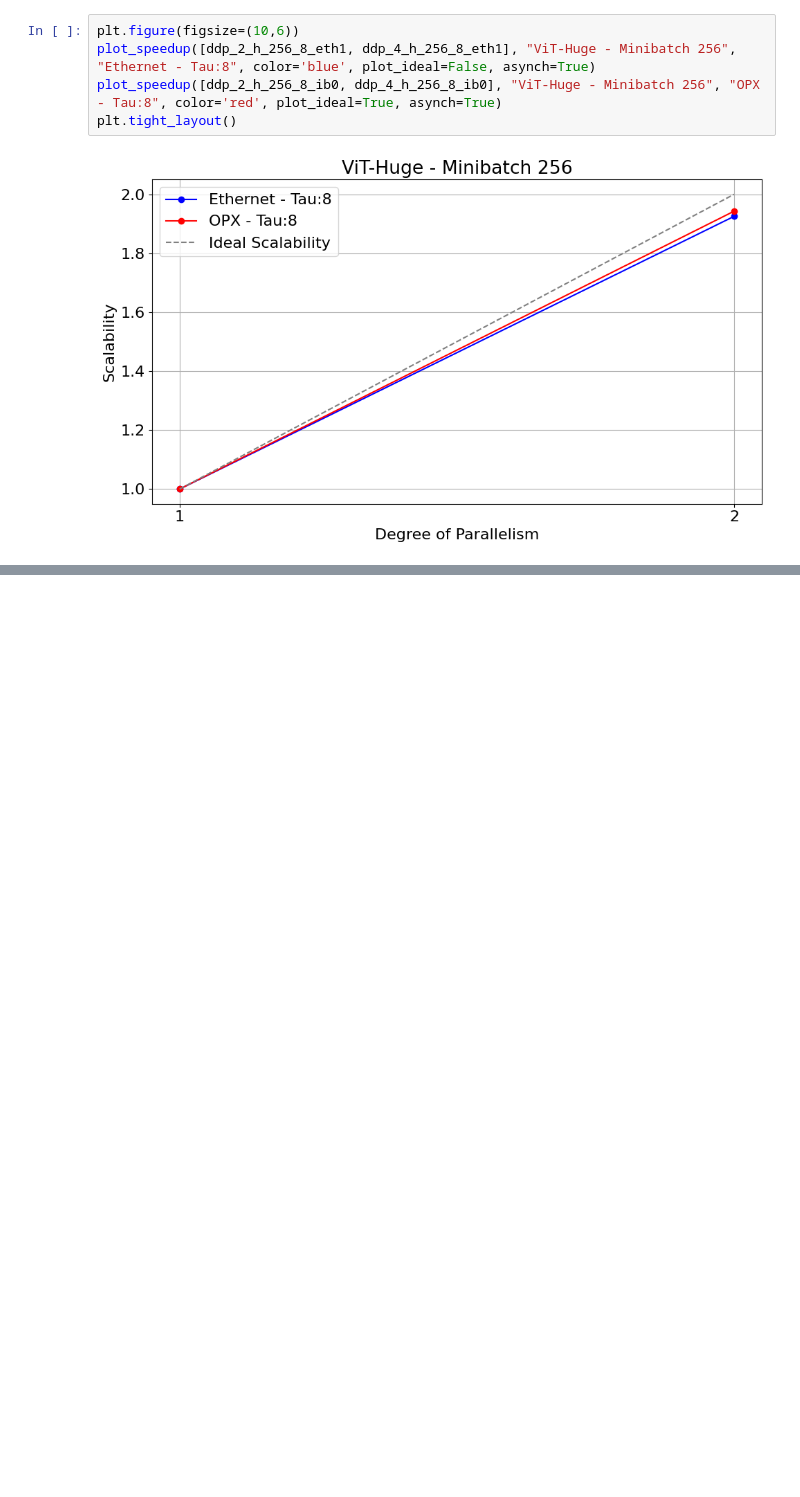
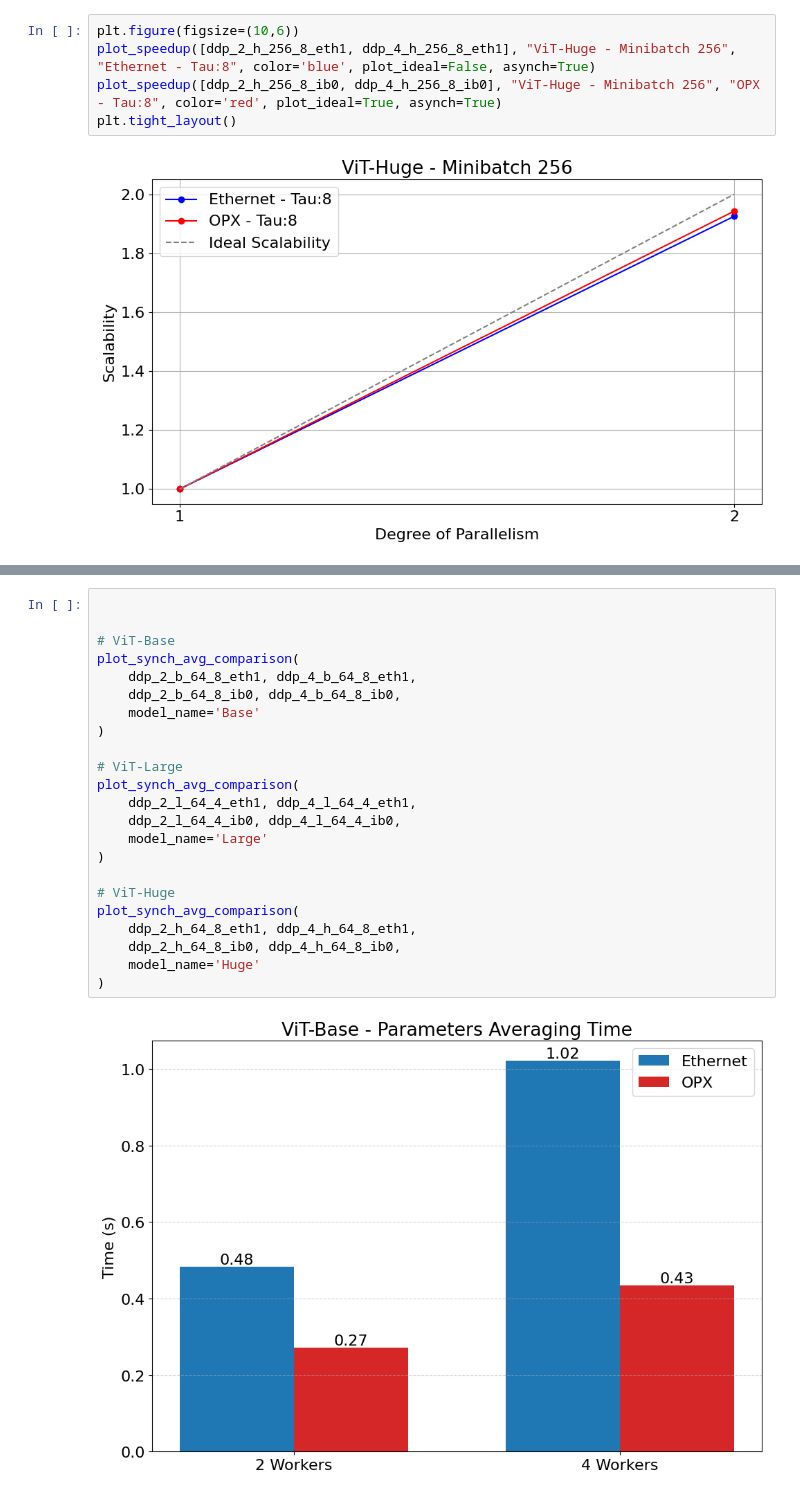
Before and after one commit to JacopoRaffi/Master_Thesis, a Jupyter notebook: analysis/ddpa.ipynb, the cells around one changed output, grey strips where cells are left out. Drawn from its saved outputs; the diff is of its cells as text; blank space fills up the shorter version.

Commit message:
add more plots

```diff
--- a/analysis/ddpa.ipynb
+++ b/analysis/ddpa.ipynb
@@ -590,0 +655,25 @@ plt.tight_layout()
+# %%
+
+
+# ViT-Base
+plot_synch_avg_comparison(
+    ddp_2_b_64_8_eth1, ddp_4_b_64_8_eth1,
+    ddp_2_b_64_8_ib0, ddp_4_b_64_8_ib0,
+    model_name='Base'
+)
+
+# ViT-Large
+plot_synch_avg_comparison(
+    ddp_2_l_64_4_eth1, ddp_4_l_64_4_eth1,
+    ddp_2_l_64_4_ib0, ddp_4_l_64_4_ib0,
+    model_name='Large'
+)
+
+# ViT-Huge
+plot_synch_avg_comparison(
+    ddp_2_h_64_8_eth1, ddp_4_h_64_8_eth1,
+    ddp_2_h_64_8_ib0, ddp_4_h_64_8_ib0,
+    model_name='Huge'
+)
+# %% [output]
+[figure, added]
```
Also changed, not shown: parts of 12 cells of this notebook.
